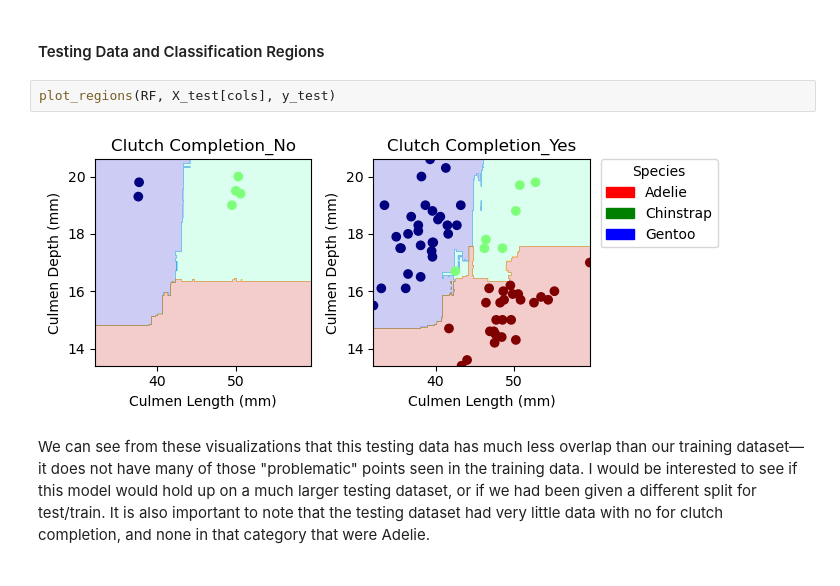
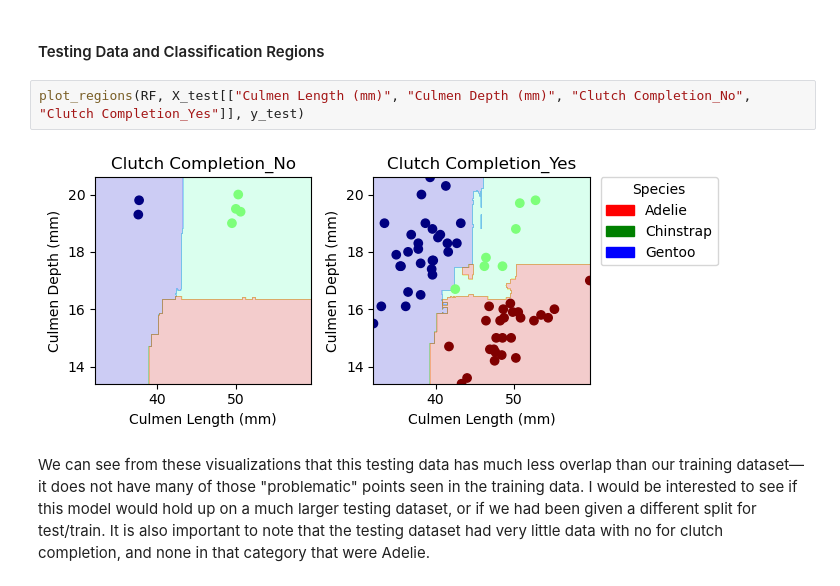
Before and after one commit to jcummings25/github_jcummings25.github.io, a Jupyter notebook: posts/classifying-palmer-penguins/index.ipynb, the cells around one changed output. Drawn from its saved outputs; the diff is of its cells as text.

```diff
--- a/posts/classifying-palmer-penguins/index.ipynb
+++ b/posts/classifying-palmer-penguins/index.ipynb
@@ -346,10 +333,10 @@ plot_regions(RF, X_train[cols], y_train)
 It is interesting to note that this is potentially an overfit. Notice the distinct Adelie region in the Clutch Completion = Yes visualization or the sliver of Gentoo reaching into the Chinstrap region. Let's take a look at how these did not end up being a problem in the prediction of our testing data species. These are likely the exact points that were causing certain cross validations to be worse than others.
 # %% [markdown]
 #### Testing Data and Classification Regions
-# %%
-plot_regions(RF, X_test[cols], y_test)
-# %% [output]
-[figure, removed]
+# %%
+plot_regions(RF, X_test[["Culmen Length (mm)", "Culmen Depth (mm)", "Clutch Completion_No", "Clutch Completion_Yes"]], y_test)
+# %% [output]
+[figure, added]
 # %% [markdown]
 We can see from these visualizations that this testing data has much less overlap than our training dataset—it does not have many of those "problematic" points seen in the training data. I would be interested to see if this model would hold up on a much larger testing dataset, or if we had been given a different split for test/train. It is also important to note that the testing dataset had very little data with no for clutch completion, and none in that category that were Adelie.
 # %% [markdown]
```
Also changed, not shown: parts of 11 cells of this notebook, 6 other files.
